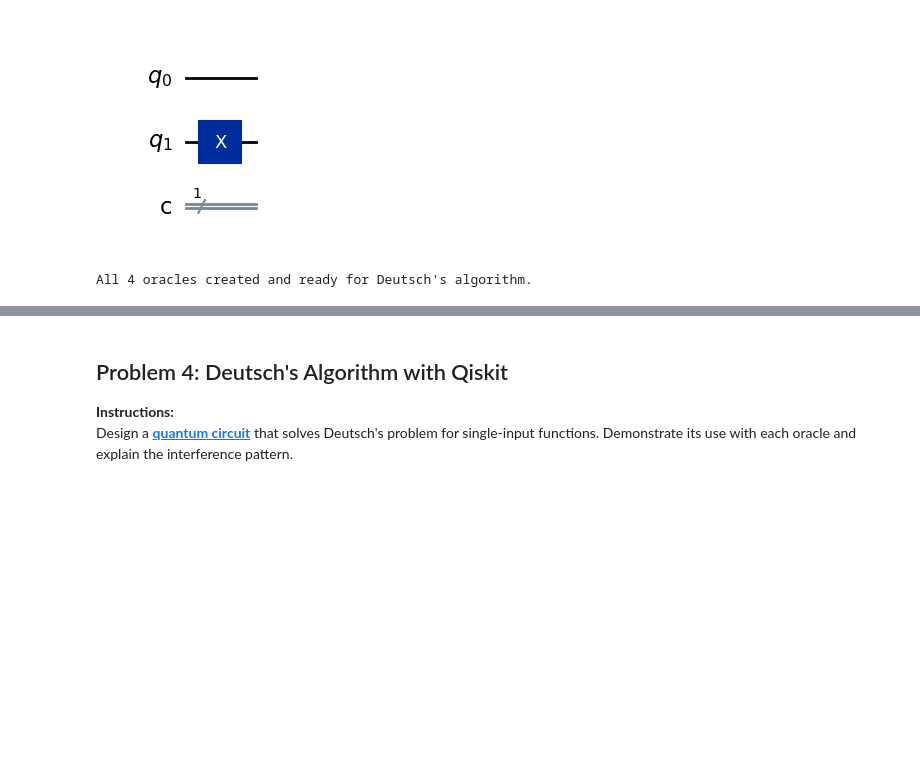
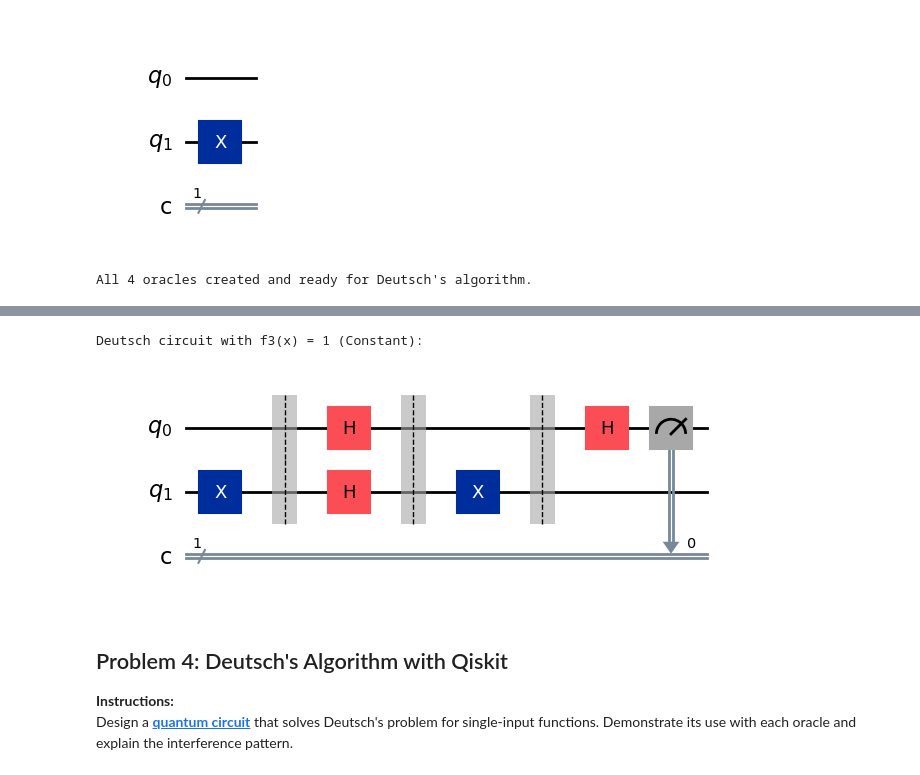
Before and after one commit to TiffanyYongNgikChee/emerging-technologies, a Jupyter notebook: problems.ipynb, the cells around one changed output, grey strips where cells are left out. Drawn from its saved outputs; the diff is of its cells as text; code cells hidden in the pictures; blank space fills up the shorter version.

```diff
--- a/problems.ipynb
+++ b/problems.ipynb
@@ -2598,3 +2662,17 @@ All 4 oracles created and ready for Deutsch's algorithm.
+# %%
+# --- Deutsch circuit with f3(x) = 1 (Constant) ---
+deutsch_f3 = QuantumCircuit(2, 1)
+deutsch_f3.compose(start, inplace=True)
+deutsch_f3.barrier()
+deutsch_f3.compose(oracle_f3, inplace=True)   # X on qubit 1 (always flip).
+deutsch_f3.barrier()
+deutsch_f3.compose(end, inplace=True)
+
+print("Deutsch circuit with f3(x) = 1 (Constant):")
+deutsch_f3.draw(output='mpl')
+# %% [output]
+Deutsch circuit with f3(x) = 1 (Constant):
+[figure, added]
 # %% [markdown]
 ## Problem 4: Deutsch's Algorithm with Qiskit
 
```
Also changed, not shown: parts of 4 cells of this notebook.
